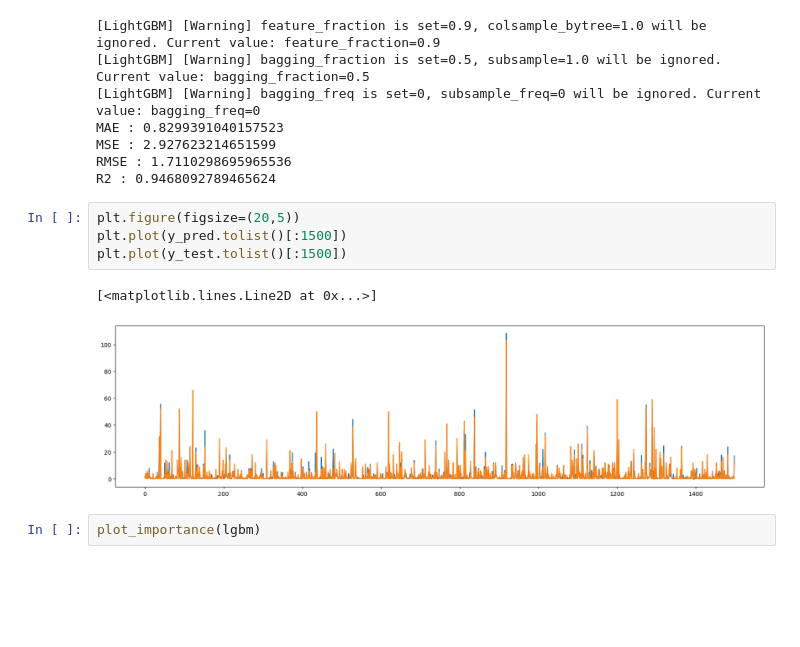
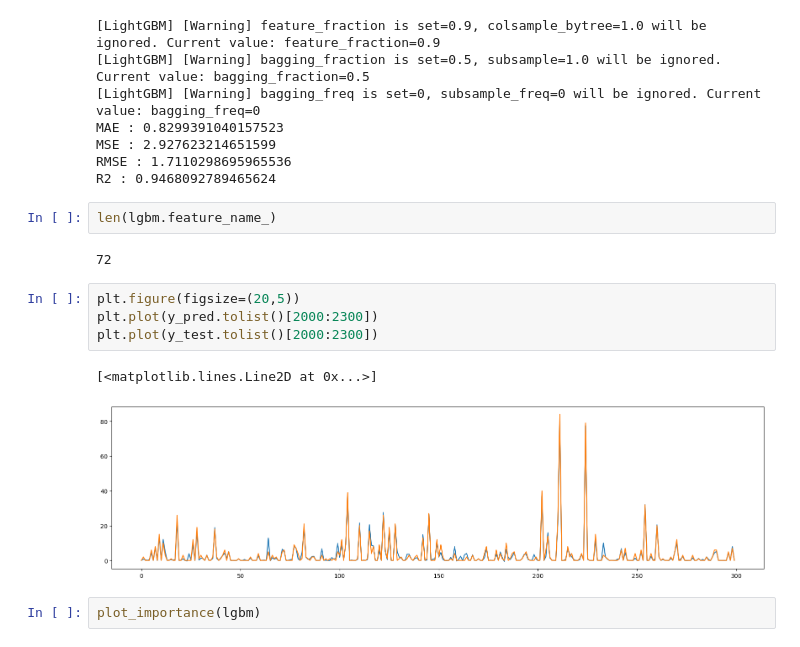
Before and after one commit to On-JungWoan/Bbeojung.kr, a Jupyter notebook: Script/run_model.ipynb, the cells around one changed output. Saved outputs shown, nothing was run; the diff lists cells and outputs as text; blank space fills up the shorter version.

```diff
--- a/Script/run_model.ipynb
+++ b/Script/run_model.ipynb
@@ -59,13 +59,17 @@ MAE : 0.8299391040157523
 MSE : 2.927623214651599
 RMSE : 1.7110298695965536
 R2 : 0.9468092789465624
+# %%
+len(lgbm.feature_name_)
+# %% [output]
+72
 # %%
 plt.figure(figsize=(20,5))
-plt.plot(y_pred.tolist()[:1500])
-plt.plot(y_test.tolist()[:1500])
+plt.plot(y_pred.tolist()[2000:2300])
+plt.plot(y_test.tolist()[2000:2300])
 # %% [output]
 [<matplotlib.lines.Line2D at 0x...>]
-[figure, old version]
+[figure, new version]
 # %%
 plot_importance(lgbm)
 # %% [output]
```
